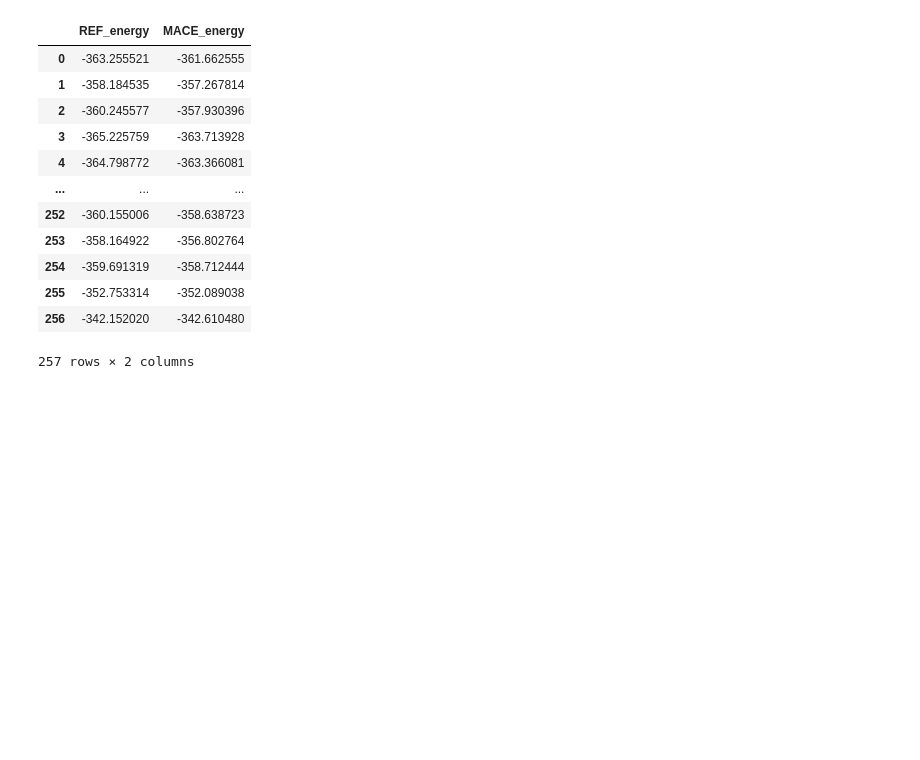
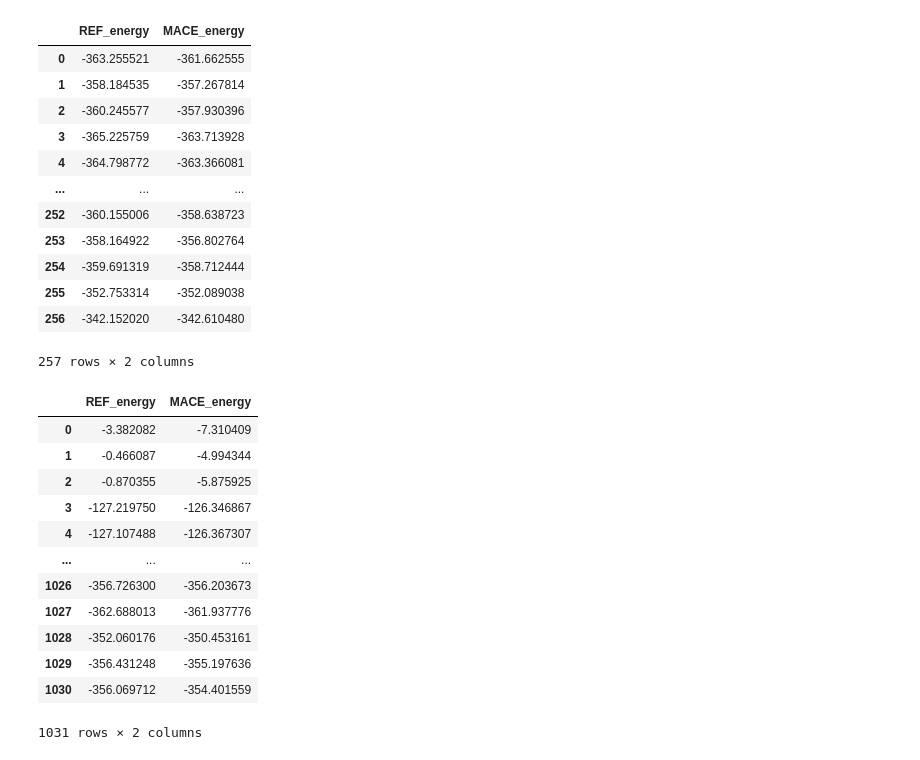
Before and after one commit to ShannonNCM/research_files, a Jupyter notebook: new_model/model_03/training_notebook.ipynb, the cells around one changed output. Saved outputs shown, nothing was run; the diff lists cells and outputs as text; code cells hidden in the pictures; blank space fills up the shorter version.

```diff
--- a/new_model/model_03/training_notebook.ipynb
+++ b/new_model/model_03/training_notebook.ipynb
@@ -232,6 +233,26 @@ df_res
 | 255 | -352.753314 | -352.089038 |
 | 256 | -342.152020 | -342.610480 |
 257 rows × 2 columns
+# %%
+#importing data from the evaluation of the training set
+train_list = read(f'test_res/{model_name}_train.xyz', index=':')
+train_res = [(a.info['REF_energy'], a.info['MACE_energy']) for a in train_list]
+df_train = pd.DataFrame(train_res, columns=['REF_energy', 'MACE_energy'])
+df_train
+# %% [output]
+|  | REF_energy | MACE_energy |
+| 0 | -3.382082 | -7.310409 |
+| 1 | -0.466087 | -4.994344 |
+| 2 | -0.870355 | -5.875925 |
+| 3 | -127.219750 | -126.346867 |
+| 4 | -127.107488 | -126.367307 |
+| ... | ... | ... |
+| 1026 | -356.726300 | -356.203673 |
+| 1027 | -362.688013 | -361.937776 |
+| 1028 | -352.060176 | -350.453161 |
+| 1029 | -356.431248 | -355.197636 |
+| 1030 | -356.069712 | -354.401559 |
+1031 rows × 2 columns
 # %%
 #saving to an excel file so that we can keep a register of how different the resuls are for the different models
 df_res.to_excel(f'test_res/{model_name}_test.xlsx')
```
Also changed, not shown: parts of 2 cells of this notebook, 1 other file.
